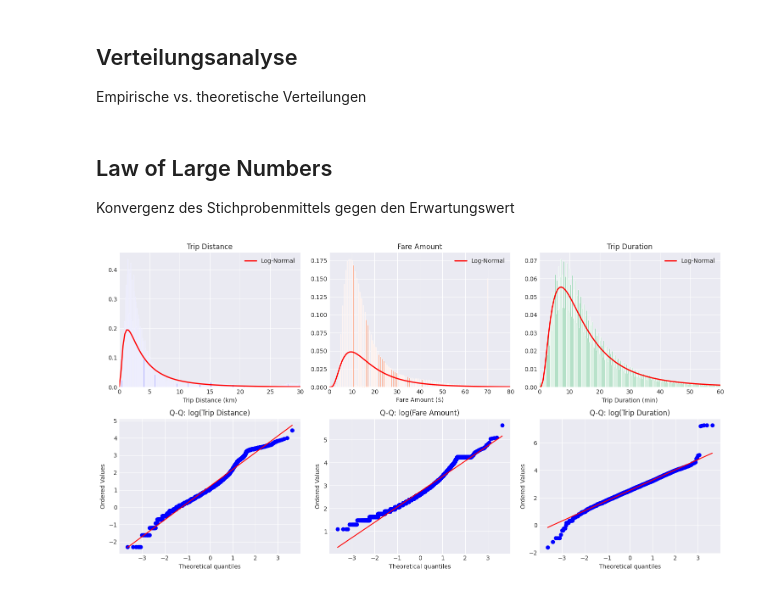
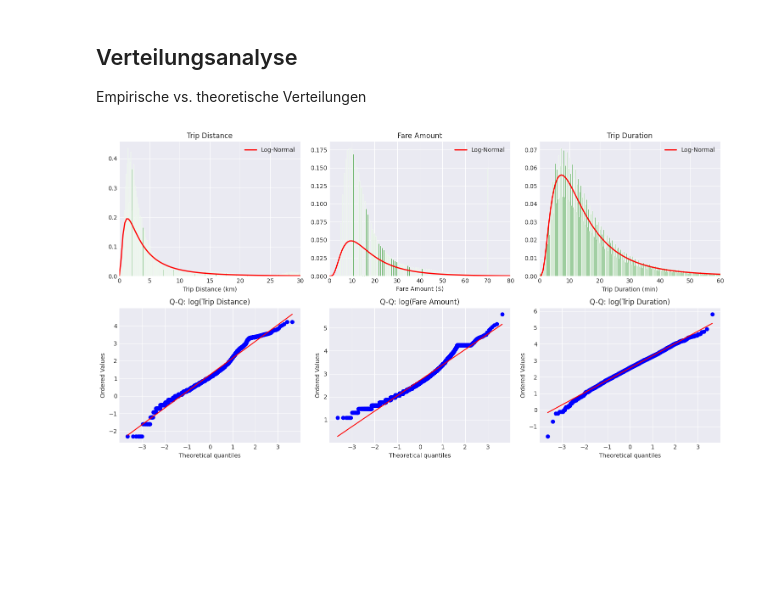
Before and after one commit to Benjam1nP/Statistic-Data-Sience-Project, a Jupyter notebook: notebooks/05_Wahrscheinlichkeiten_&_Verteilungen.ipynb, the cells around one changed output. Drawn from its saved outputs; the diff is of its cells as text; code cells hidden in the pictures; blank space fills up the shorter version.

```diff
--- a/notebooks/05_Wahrscheinlichkeiten_&_Verteilungen.ipynb
+++ b/notebooks/05_Wahrscheinlichkeiten_&_Verteilungen.ipynb
@@ -79,10 +77,6 @@ plt.show()
 ## Verteilungsanalyse
 
 Empirische vs. theoretische Verteilungen
-# %% [markdown]
-## Law of Large Numbers
-
-Konvergenz des Stichprobenmittels gegen den Erwartungswert
 # %%
 from scipy.stats import expon, lognorm, norm
 
@@ -91,7 +85,7 @@ fig, axes = plt.subplots(2, 3, figsize=(15, 8))
 # Trip Distance - Log-Normal
 data = df['trip_distance']
 data_filtered = data[data <= 30]
-axes[0, 0].hist(data_filtered, bins='fd', density=True, alpha=0.85, edgecolor='white', color='blue')
+axes[0, 0].hist(data_filtered, bins='fd', density=True, alpha=0.85, edgecolor='white', color='green')
 shape, loc, scale = lognorm.fit(data, floc=0)
 x = np.linspace(0, 30, 100)
 axes[0, 0].plot(x, lognorm.pdf(x, shape, loc, scale), 'r-', lw=2, label='Log-Normal')
@@ -103,38 +97,38 @@ axes[0, 0].legend()
 # Fare Amount - Log-Normal
 data = df['fare_amount']
 data_filtered = data[data <= 80]
-axes[0, 1].hist(data_filtered, bins='fd', density=True, alpha=0.85, edgecolor='white', color='coral')
+axes[0, 1].hist(data_filtered, bins='fd', density=True, alpha=0.85, edgecolor='white', color='green')
 shape, loc, scale = lognorm.fit(data, floc=0)
 x = np.linspace(0, 80, 100)
 axes[0, 1].plot(x, lognorm.pdf(x, shape, loc, scale), 'r-', lw=2, label='Log-Normal')
 axes[0, 1].set_xlabel('Fare Amount ($)')
 axes[0, 1].set_xlim(0, 80)
 axes[0, 1].set_title('Fare Amount')
 axes[0, 1].legend()
 
 # Trip Duration - Log-Normal
 data = df['trip_duration']
 data_filtered = data[data <= 60]
-axes[0, 2].hist(data_filtered, bins='fd', density=True, alpha=0.85, edgecolor='white', color='mediumseagreen')
+axes[0, 2].hist(data_filtered, bins='fd', density=True, alpha=0.85, edgecolor='white', color='green')
 shape, loc, scale = lognorm.fit(data, floc=0)
 x = np.linspace(0, 60, 100)
 axes[0, 2].plot(x, lognorm.pdf(x, shape, loc, scale), 'r-', lw=2, label='Log-Normal')
 axes[0, 2].set_xlabel('Trip Duration (min)')
 axes[0, 2].set_xlim(0, 60)
 axes[0, 2].set_title('Trip Duration')
 axes[0, 2].legend()
 
 # Q-Q Plots
 stats.probplot(np.log(df['trip_distance'].sample(min(5000, len(df)))), dist="norm", plot=axes[1, 0])
 axes[1, 0].set_title('Q-Q: log(Trip Distance)')
 
 stats.probplot(np.log(df['fare_amount'].sample(min(5000, len(df)))), dist="norm", plot=axes[1, 1])
 axes[1, 1].set_title('Q-Q: log(Fare Amount)')
 
 stats.probplot(np.log(df['trip_duration'].sample(min(5000, len(df)))), dist="norm", plot=axes[1, 2])
 axes[1, 2].set_title('Q-Q: log(Trip Duration)')
 
 plt.tight_layout()
 plt.show()
 # %% [output]
-[figure, old version]
+[figure, new version]
```
Also changed, not shown: parts of 5 cells of this notebook, 1 other file.
